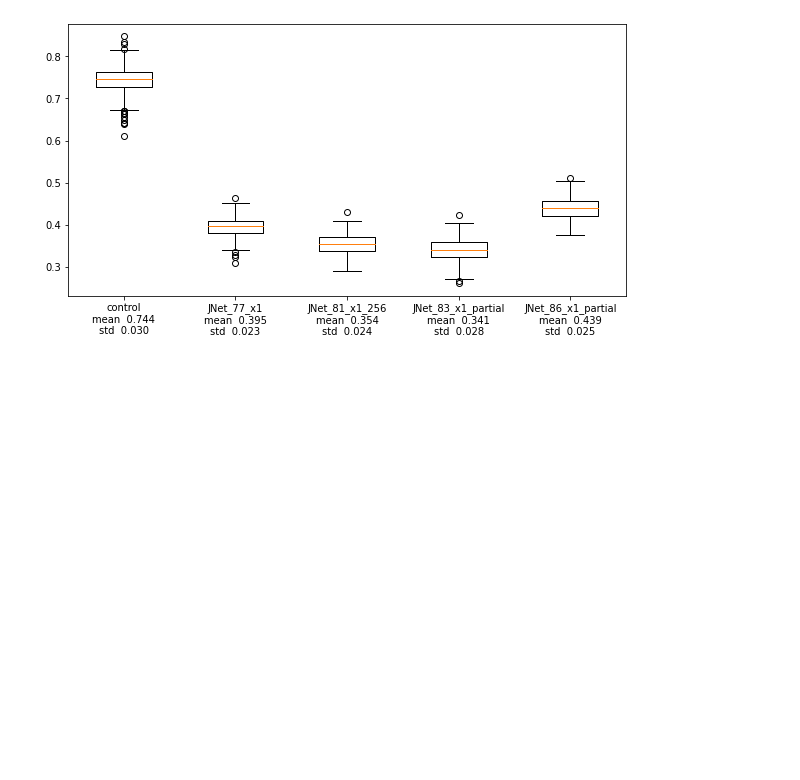
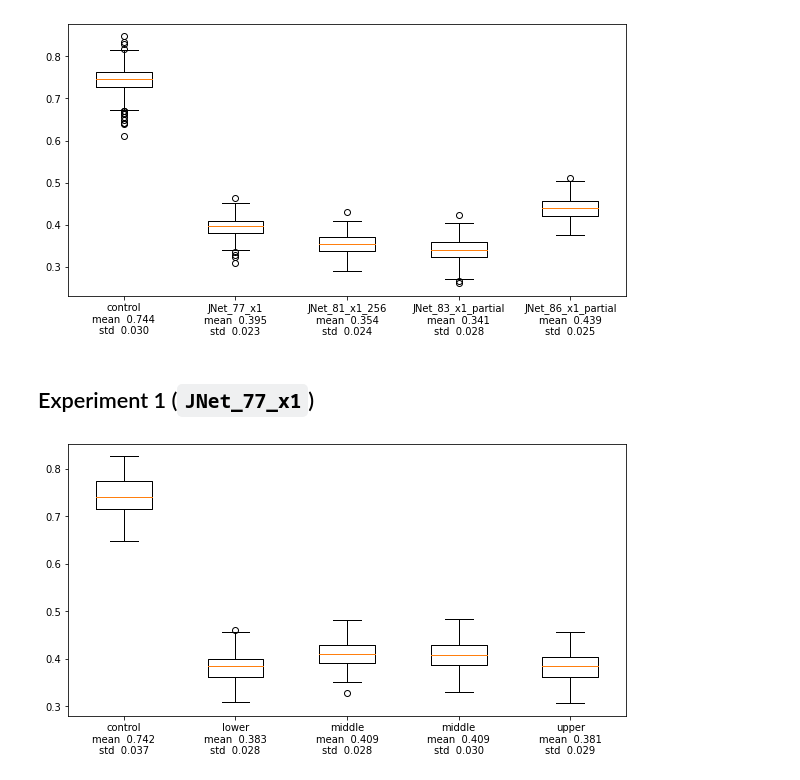
Before and after one commit to HaLU-9000/JNet, a Jupyter notebook: evaluations_BCE.ipynb, the cells around one changed output. Drawn from its saved outputs; the diff is of its cells as text; code cells hidden in the pictures; blank space fills up the shorter version.

```diff
--- a/evaluations_BCE.ipynb
+++ b/evaluations_BCE.ipynb
@@ -76,3 +76,48 @@ ax.set_xticklabels([f"{model_names[i]}\nmean  {np.mean(bcess[i]):.3f}\nstd  {np.
 fig.show()
 # %% [output]
 [figure]
+# %% [markdown]
+## Experiment 1 (`JNet_77_x1`)
+# %%
+model_name = 'JNet_77_x1'
+JNet.load_state_dict(torch.load(f'model/{model_name}.pt'))
+
+val_dataset224 = RandomCutDataset(folderpath  =  'randomdata'     ,  ###
+                                  imagename   =  '_x1'            ,
+                                  labelname   =  '_label'         ,
+                                  size        =  (768, 768, 768)  ,
+                                  cropsize    =  (224, 128, 128)  ,
+                                  I           =  200              ,
+                                  low         =   16              ,
+                                  high        =   20              ,
+                                  scale       =    1              ,
+                                  train       = False             ,
+                                 )
+J = 4
+bces = [[] for _ in range(J)]
+ctrls = [[] for _ in range(J)]
+for i in range(len(val_dataset224)):
+    image, label = val_dataset224[i]
+    label = label.chunk(chunks=7, dim=1)[3]
+    for j in range(J):
+        simage  = image[:, j*32:j*32+128, :, :].to(device=device).unsqueeze(0)
+        pred, _ = JNet(simage)
+        pred    = pred.to(device='cpu').squeeze(0)
+        pred = pred[:, (3-j)*32:(4-j)*32, :, :].detach()
+        bce  = bcelosswithlog2(pred, label)
+        if -100 < bce < 100:
+            bces[-1-j].append(bce)
+        ctrl = bcelosswithlog2(torch.ones_like(label) * torch.mean(label), label)
+        if -100 < ctrl < 100:
+            ctrls[-1-j].append(ctrl)
+ctrl = [item for ctrl in ctrls for item in ctrl]
+bces.insert(0, ctrl)
+# %%
+names = ['control', 'lower', 'middle', 'middle', 'upper']
+fig = plt.figure(figsize=(10, 5))
+ax = fig.add_subplot()
+ax.boxplot((bces))
+ax.set_xticklabels([f"{names[i]}\nmean  {np.mean(bces[i]):.3f}\nstd  {np.std(bces[i]):.3f}"for i in range(len(bces))])
+fig.show()
+# %% [output]
+[figure, added]
```
Also changed, not shown: parts of 26 cells of this notebook.
